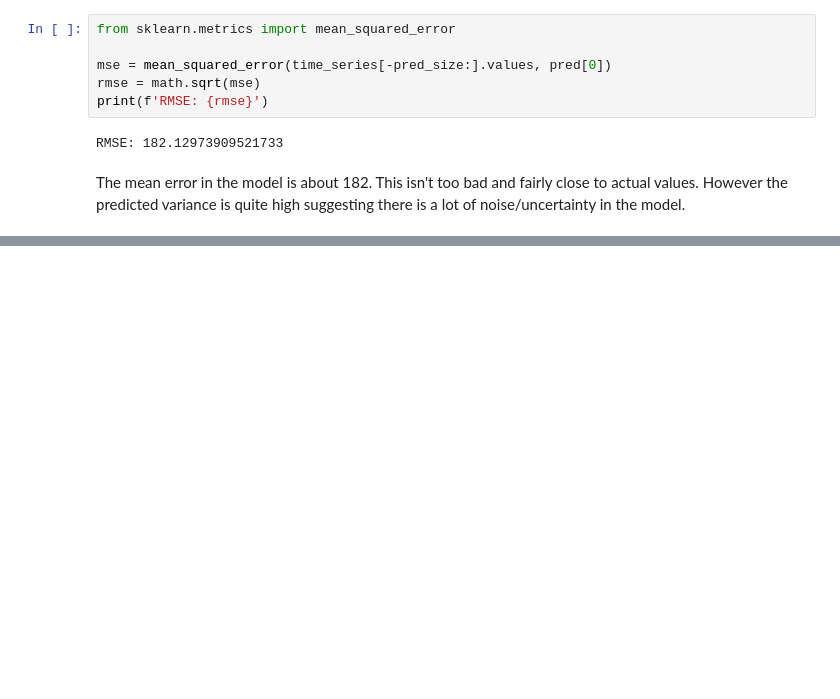
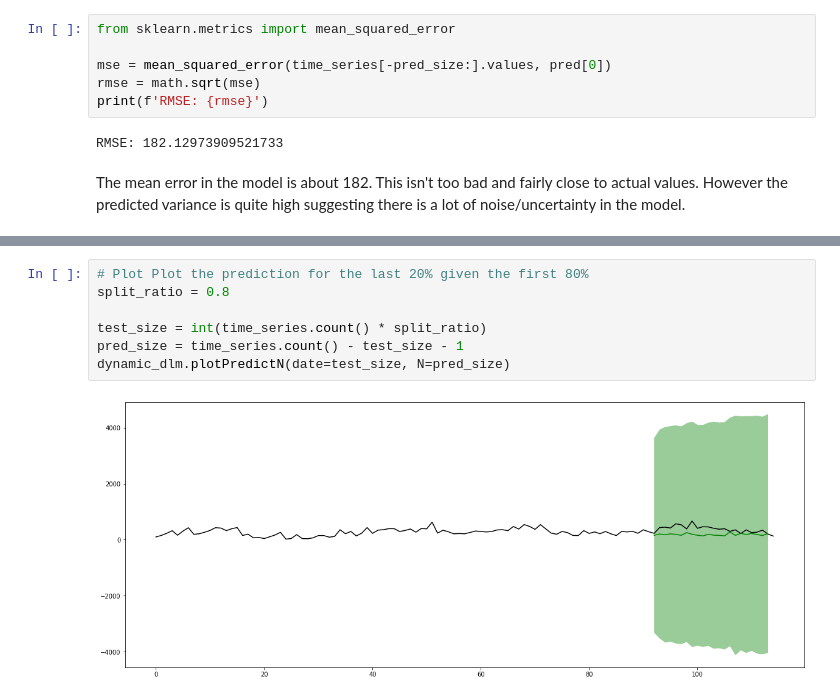
Before and after one commit to garybake/BayesianTimeSeries, a Jupyter notebook: 2_BayesLinModelling.ipynb, the cells around one changed output, grey strips where cells are left out. Cells and saved outputs as stored; diff of their text form; blank space fills up the shorter version.

```diff
--- a/2_BayesLinModelling.ipynb
+++ b/2_BayesLinModelling.ipynb
@@ -194,0 +236,9 @@ However the predicted variance is quite high suggesting there is a lot of noise/
+# %%
+# Plot Plot the prediction for the last 20% given the first 80%
+split_ratio = 0.8
+
+test_size = int(time_series.count() * split_ratio)
+pred_size = time_series.count() - test_size - 1
+dynamic_dlm.plotPredictN(date=test_size, N=pred_size)
+# %% [output]
+[figure, added]
```
Also changed, not shown: parts of 13 cells of this notebook.
